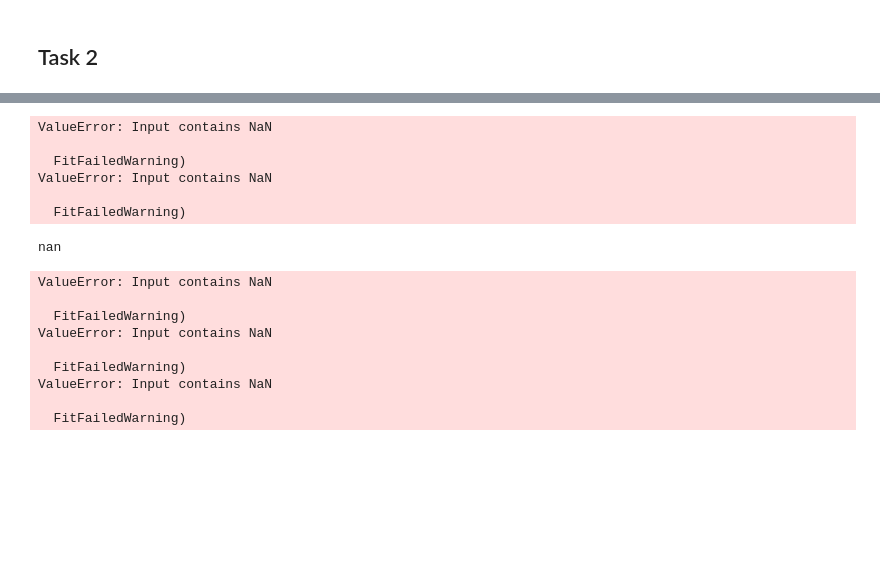
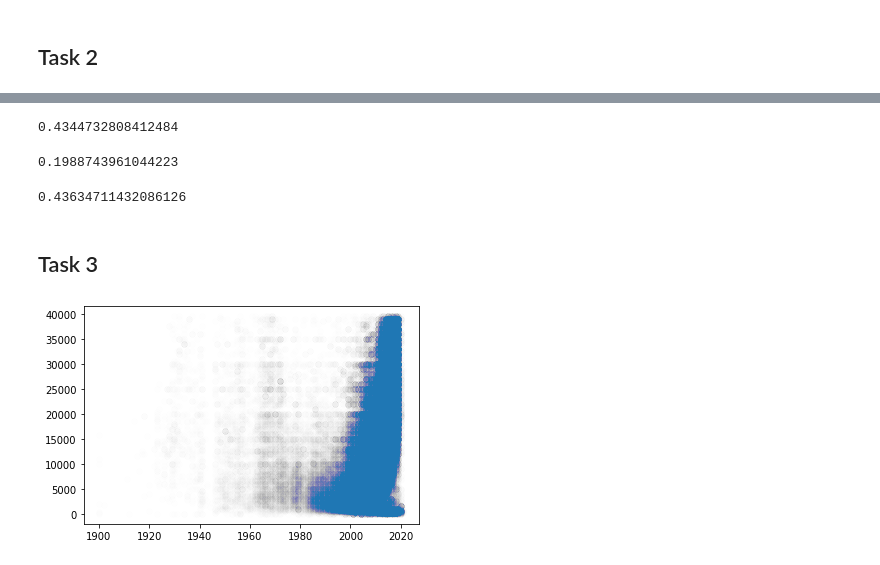
Before and after one commit to liuhz0926/AML2020-homework3, a Jupyter notebook: 4995_HW3.ipynb, the cells around one changed output, grey strips where cells are left out. Cells and saved outputs as stored; diff of their text form; code cells hidden in the pictures; blank space fills up the shorter version.

```diff
--- a/4995_HW3.ipynb
+++ b/4995_HW3.ipynb
@@ -126,6 +130,8 @@ np.unique(new_data['region_url']).shape
 np.unique(new_data['region']).shape
 # %% [output]
 (403,)
+# %%
+new_data = new_data.drop('region_url', axis = 1)
 # %% [markdown]
 #### When we look at the feature "year", it appears to be numerical and ascending, so it should be included. Maybe we need to shrink the data, because some years have so small number of observations.
 # %%
@@ -397,22 +384,26 @@ preprocess = make_column_transformer((StandardScaler(), numerical),
 # %%
 LinearR_model = make_pipeline(preprocess, LinearRegression())
 # %%
-linearR_score = cross_val_score(LinearR_model, X_train, np.ravel(y_train), cv = 5)
-print(np.mean(linearR_score))
+LinearR_score = cross_val_score(LinearR_model, X_train, np.ravel(y_train), cv = 5)
+print(np.mean(LinearR_score))
 # %% [output]
-ValueError: Input contains NaN
-
-  FitFailedWarning)
-ValueError: Input contains NaN
-
-  FitFailedWarning)
+0.4344732808412484
-nan
-ValueError: Input contains NaN
-
-  FitFailedWarning)
-ValueError: Input contains NaN
-
-  FitFailedWarning)
-ValueError: Input contains NaN
-
-  FitFailedWarning)
+# %%
+Ridge_model = make_pipeline(preprocess, Ridge())
+Ridge_score = cross_val_score(Ridge_model, X_train, np.ravel(y_train), cv = 5)
+print(np.mean(Ridge_score))
+# %% [output]
+0.1988743961044223
+# %%
+Lasso_model = make_pipeline(preprocess, Lasso())
+Lasso_score = cross_val_score(Lasso_model, X_train, np.ravel(y_train), cv = 5)
+print(np.mean(Lasso_score))
+# %% [output]
+0.43634711432086126
+# %% [markdown]
+## Task 3
+# %%
+plt.plot(new_data['year'], new_data['price'], 'o', alpha = 0.00198)
+plt.show()
+# %% [output]
+[figure, added]
```
Also changed, not shown: parts of 19 cells of this notebook.
